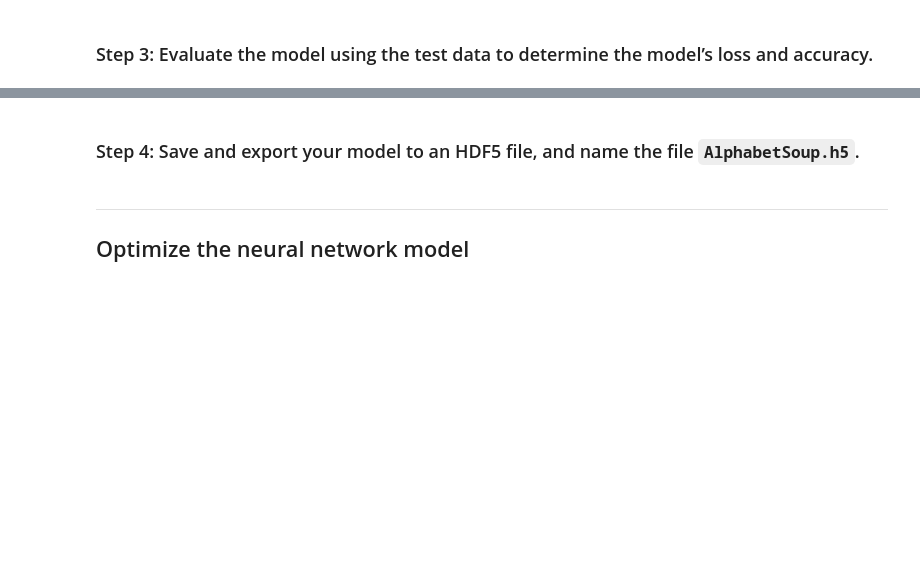
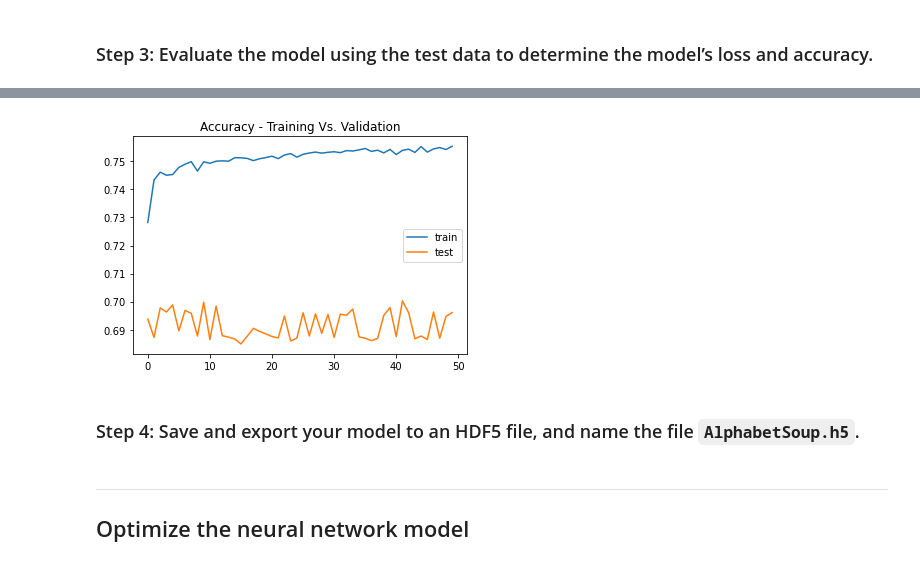
Before and after one commit to Forte42/Deep_Learning_Startup_Analyzer, a Jupyter notebook: venture_funding_with_deep_learning.ipynb, the cells around one changed output, grey strips where cells are left out. Saved outputs shown, nothing was run; the diff lists cells and outputs as text; code cells hidden in the pictures; blank space fills up the shorter version.

```diff
--- a/venture_funding_with_deep_learning.ipynb
+++ b/venture_funding_with_deep_learning.ipynb
@@ -387,3 +399,12 @@ Loss: 0.9058551788330078, Accuracy: 0.5927696824073792
+# %%
+# Train vs test for accuracy
+plt.plot(model_01.history["accuracy"])
+plt.plot(model_01.history["val_accuracy"])
+plt.title("Accuracy - Training Vs. Validation")
+plt.legend(["train", "test"])
+plt.show()
+# %% [output]
+[figure, added]
 # %% [markdown]
 ### Step 4: Save and export your model to an HDF5 file, and name the file `AlphabetSoup.h5`.
 # %%
```
Also changed, not shown: parts of 7 cells of this notebook, 1 other file.
